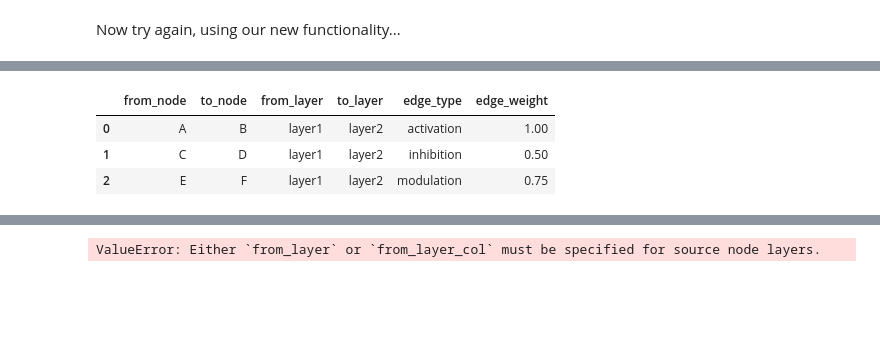
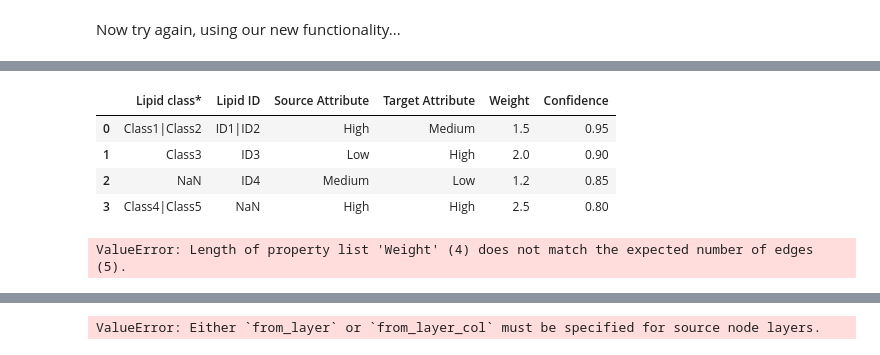
Before and after one commit to saezlab/lipinet, a Jupyter notebook: notebooks/multilayers.ipynb, the cells around one changed output, grey strips where cells are left out. Drawn from its saved outputs; the diff is of its cells as text; code cells hidden in the pictures; blank space fills up the shorter version.

Commit message:
Extended add_edges_from_dataframe to handle node property creation on the fly and some edge case handling plus notebook

```diff
--- a/notebooks/multilayers.ipynb
+++ b/notebooks/multilayers.ipynb
@@ -328,16 +236,46 @@ Edge added from E (layer1) to F (layer2) with properties: {'edge_type': 'modulat
-# %%
-# Create a DataFrame with three rows
-df_edges = pd.DataFrame({
-    'from_node': ['A', 'C', 'E'],
-    'to_node': ['B', 'D', 'F'],
-    'from_layer': ['layer1', 'layer1', 'layer1'],
-    'to_layer': ['layer2', 'layer2', 'layer2'],
-    'edge_type': ['activation', 'inhibition', 'modulation'],
-    'edge_weight': [1.0, 0.5, 0.75]
-})
-df_edges
-# %% [output]
-|  | from_node | to_node | from_layer | to_layer | edge_type | edge_weight |
-| 0 | A | B | layer1 | layer2 | activation | 1.00 |
-| 1 | C | D | layer1 | layer2 | inhibition | 0.50 |
-| 2 | E | F | layer1 | layer2 | modulation | 0.75 |
+# %%
+import pandas as pd
+import numpy as np
+
+data = {
+    'Lipid class*': ['Class1|Class2', 'Class3', np.nan, 'Class4|Class5'],
+    'Lipid ID': ['ID1|ID2', 'ID3', 'ID4', np.nan],
+    'Source Attribute': ['High', 'Low', 'Medium', 'High'],
+    'Target Attribute': ['Medium', 'High', 'Low', 'High'],
+    'Weight': [1.5, 2.0, 1.2, 2.5],
+    'Confidence': [0.95, 0.90, 0.85, 0.80]
+}
+
+df_swisslipids = pd.DataFrame(data)
+df_swisslipids
+# %% [output]
+|  | Lipid class* | Lipid ID | Source Attribute | Target Attribute | Weight | Confidence |
+| 0 | Class1|Class2 | ID1|ID2 | High | Medium | 1.5 | 0.95 |
+| 1 | Class3 | ID3 | Low | High | 2.0 | 0.90 |
+| 2 | NaN | ID4 | Medium | Low | 1.2 | 0.85 |
+| 3 | Class4|Class5 | NaN | High | High | 2.5 | 0.80 |
+# %%
+network = MultilayerNetwork()
+
+# Define which columns are edge properties and node properties
+edge_property_cols = ['Weight', 'Confidence']
+from_node_property_cols = ['Source Attribute']
+to_node_property_cols = ['Target Attribute']
+
+# Add edges from the DataFrame
+network.add_edges_from_dataframe(
+    df=df_swisslipids,
+    from_col='Lipid class*',
+    to_col='Lipid ID',
+    from_layer='swisslipids',
+    to_layer='swisslipids',
+    edge_property_cols=edge_property_cols,
+    from_node_property_cols=from_node_property_cols,
+    to_node_property_cols=to_node_property_cols,
+    split_char='|',
+    create_missing=True,
+    skip_if_duplicate='exact',
+    verbose=True
+)
+# %% [output]
+ValueError: Length of property list 'Weight' (4) does not match the expected number of edges (5).
```
Also changed, not shown: parts of 15 cells of this notebook, 1 other file.
